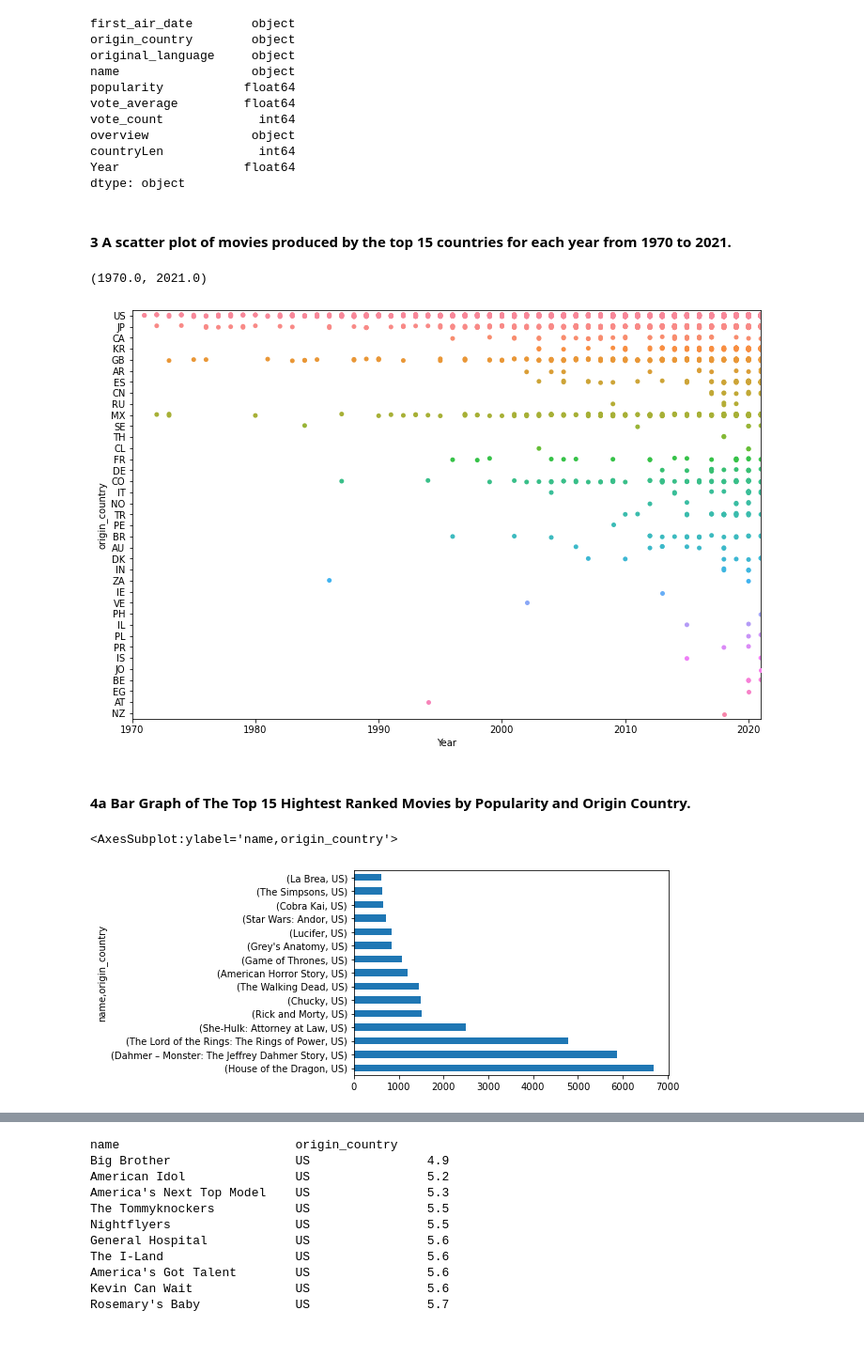
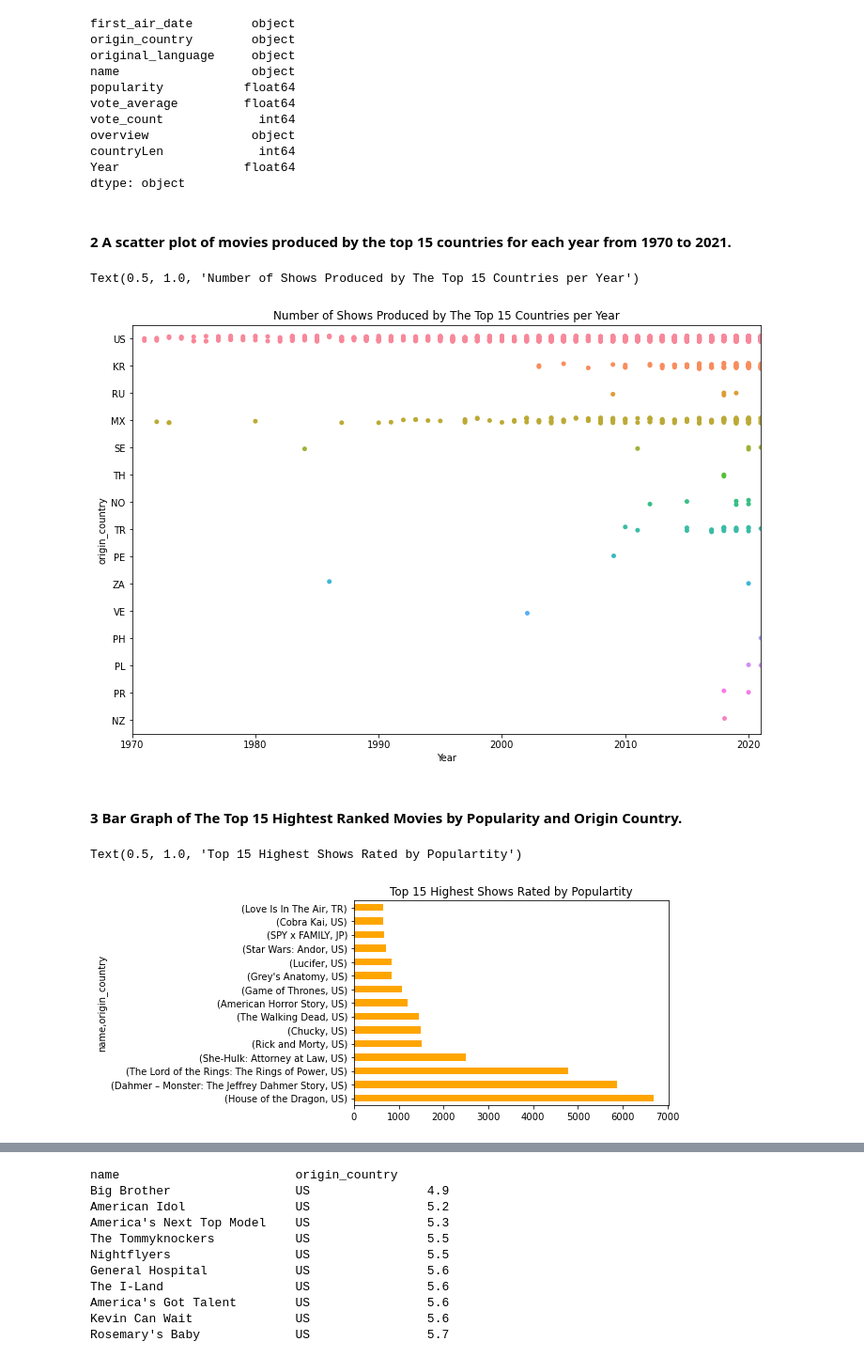
Before and after one commit to allisoncwalker/Data-Analysis-Notebook, a Jupyter notebook: notebook1.ipynb, the cells around one changed output, grey strips where cells are left out. Shown at 94% size. Saved outputs shown, nothing was run; the diff lists cells and outputs as text; code cells hidden in the pictures.

```diff
--- a/notebook1.ipynb
+++ b/notebook1.ipynb
@@ -65,3 +44,5 @@ Name: origin_country, dtype: int64
 # %%
 TV_df["countryLen"]= TV_df["origin_country"].str.len()
+count_three = TV_df["countryLen"] == 2
+TV_df['origin_country'] = TV_df[TV_df.countryLen == 2]["origin_country"]
 # %% [markdown]
@@ -143,20 +141,22 @@ countryLen             int64
 Year                 float64
 dtype: object
 # %% [markdown]
-#### 3 A scatter plot of movies produced by the top 15 countries for each year from 1970 to 2021.
+#### 2 A scatter plot of movies produced by the top 15 countries for each year from 1970 to 2021.
 # %%
 plt.figure(figsize=(12,8))
 sns.stripplot(y='origin_country', x='Year', data=top_15_df)
 plt.xlim(1970,2021)
+plt.title('Number of Shows Produced by The Top 15 Countries per Year')
 # %% [output]
-(1970.0, 2021.0)
+Text(0.5, 1.0, 'Number of Shows Produced by The Top 15 Countries per Year')
-[figure, old version]
+[figure, new version]
 # %% [markdown]
-#### 4a Bar Graph of The Top 15 Hightest Ranked Movies by Popularity and Origin Country.
+#### 3 Bar Graph of The Top 15 Hightest Ranked Movies by Popularity and Origin Country.
 # %%
-Max_Pop = TV_df[TV_df.origin_country =='US'].groupby(['name', 'origin_country'])['popularity'].max().sort_values(ascending=False).head(15)
-Max_Pop.plot.barh()
+Max_Pop = TV_df.groupby(['name', 'origin_country'])['popularity'].max().sort_values(ascending=False).head(15)
+Max_Pop.plot.barh(color='orange')
+plt.title('Top 15 Highest Shows Rated by Populartity')
 # %% [output]
-<AxesSubplot:ylabel='name,origin_country'>
+Text(0.5, 1.0, 'Top 15 Highest Shows Rated by Populartity')
-[figure, old version]
+[figure, new version]
 # %% [markdown]
```
Also changed, not shown: parts of 45 cells of this notebook.
